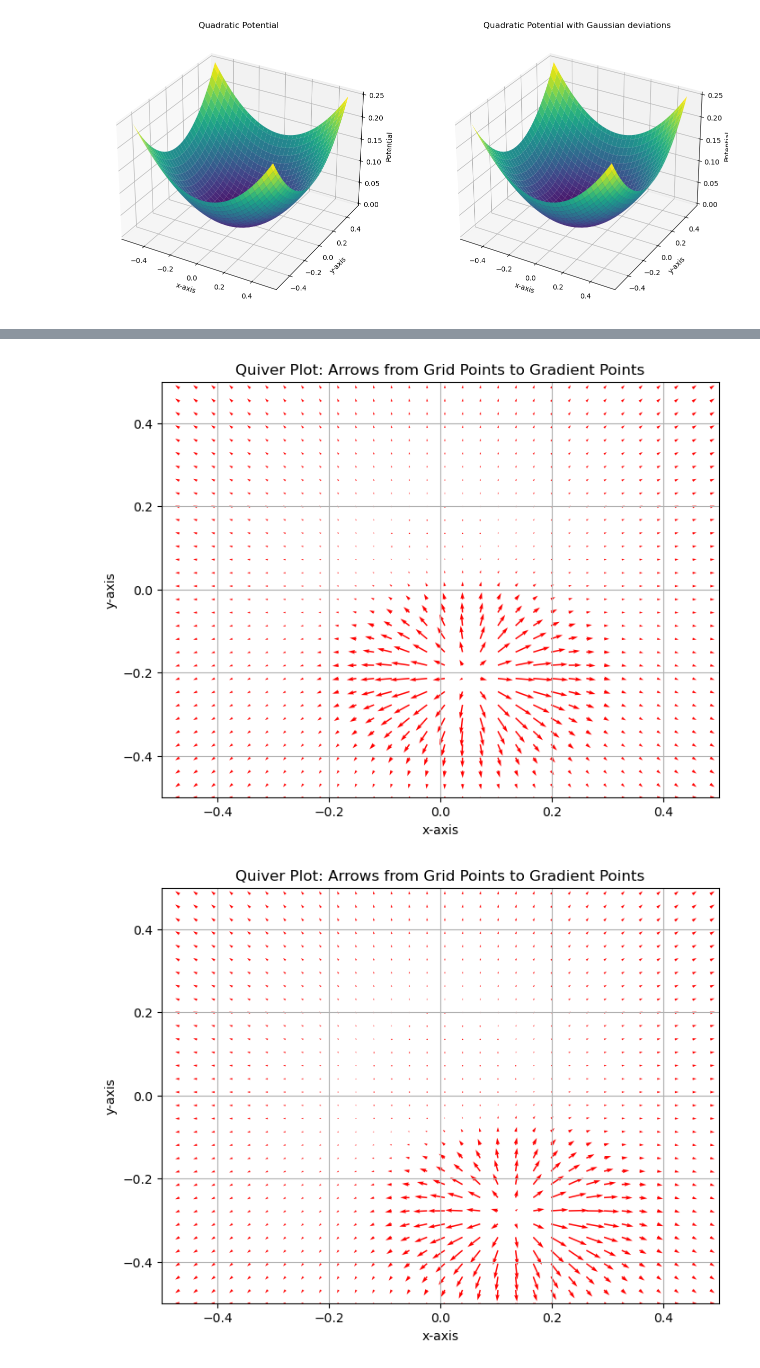
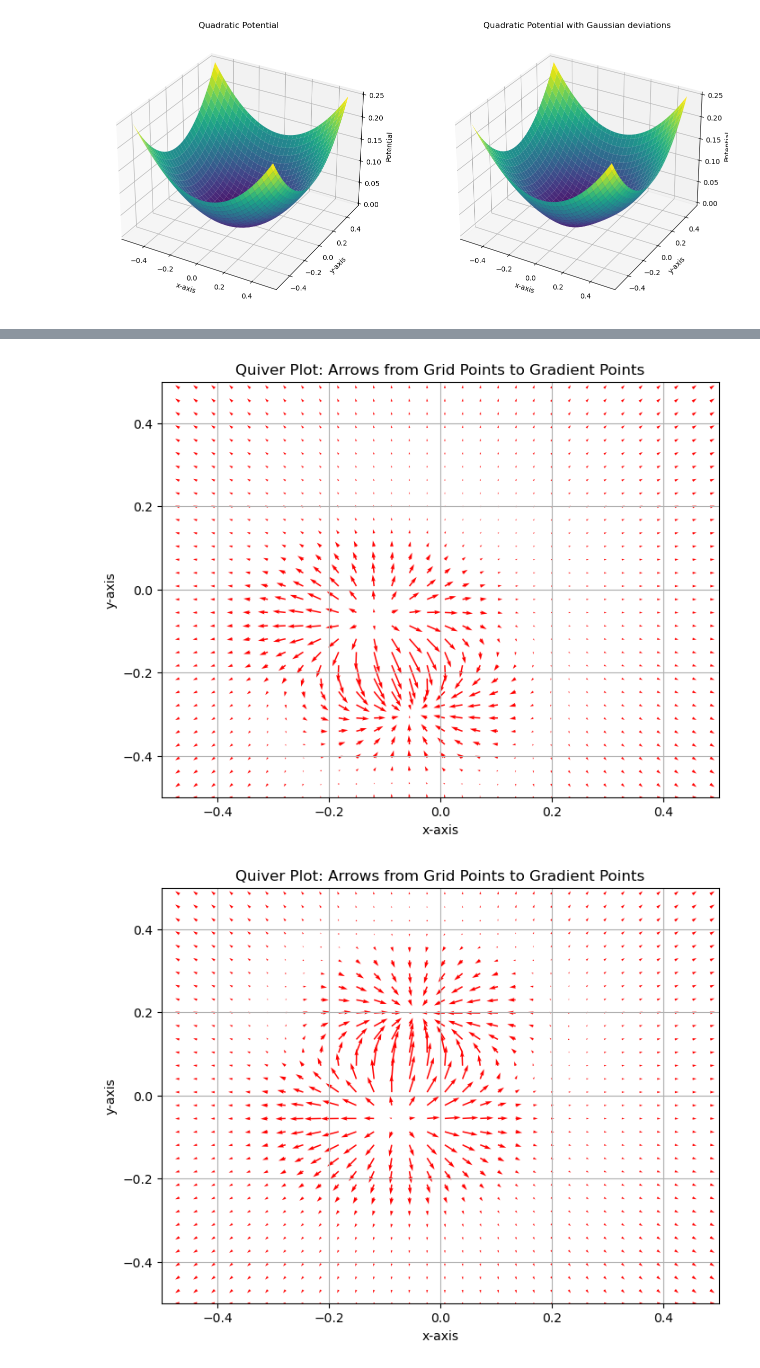
Before and after one commit to clemlal/PrivateSmoothTransportMapRNArgMin, a Jupyter notebook: main.ipynb, the cells around one changed output, grey strips where cells are left out. Saved outputs shown, nothing was run; the diff lists cells and outputs as text; code cells hidden in the pictures.

```diff
--- a/main.ipynb
+++ b/main.ipynb
@@ -58,7 +58,7 @@ for i in range(1, min(len(coeffs), depth + 1)):
     coeffs[i] = tuple(c + noise_level * np.random.randn(*c.shape) for c in coeffs[i])
 
 def get_noisy_potential():
-    return f + 0.005 * np.random.randn() * gaussian_potential(sigma=0.1, mu=np.array([0.1 * np.random.randn(),0.2 * np.random.randn()]), d=2)
+    return f + 0.005 * gaussian_potential(sigma=0.1, mu=np.array([0.1 * np.random.randn(),0.2 * np.random.randn()]), d=2) - 0.005 * gaussian_potential(sigma=0.1, mu=np.array([0.1 * np.random.randn(),0.2 * np.random.randn()]), d=2)
 
 f_gaussian = get_noisy_potential()
 
@@ -243,7 +243,7 @@ C = 0.25
 best_f = None
 best_value = None
 
-T = 2000
+T = 5000
 J = 8
 noise_lvl_wavelets = 0.0002
 
@@ -282,2 +282,2 @@ plot_transform(f_gaussian)
-[figure, old version]
+[figure, new version]
-[figure, old version]
+[figure, new version]
```
Also changed, not shown: parts of 4 cells of this notebook.
